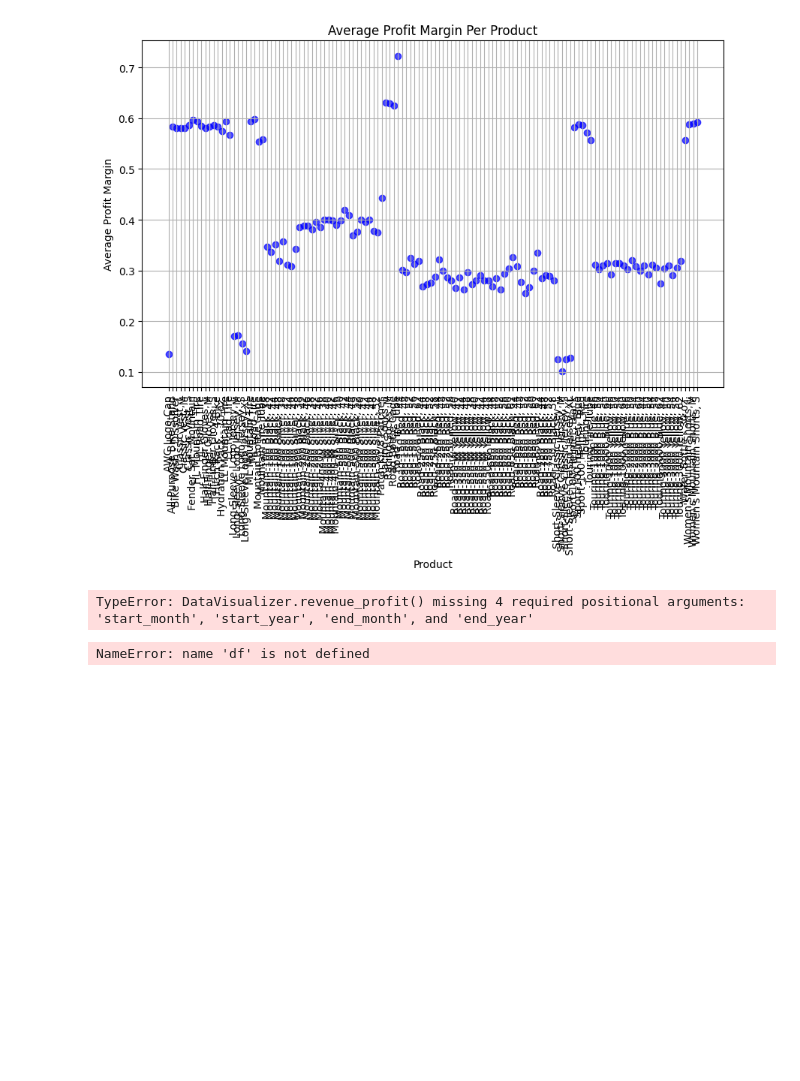
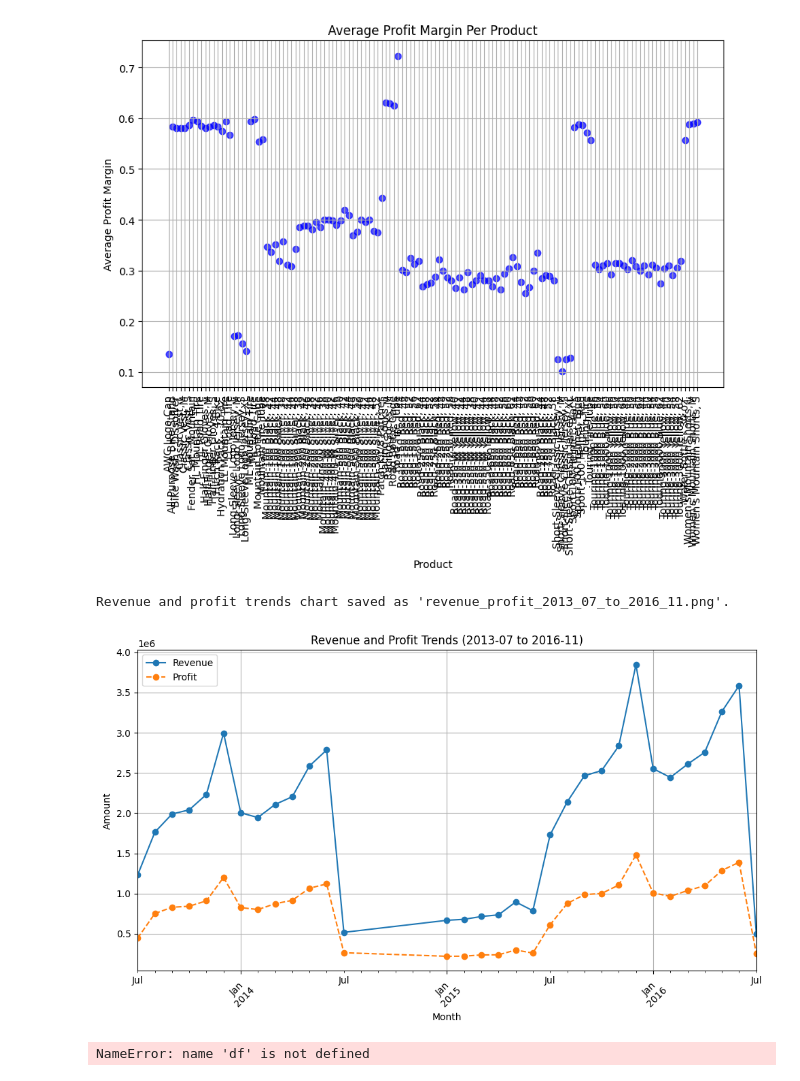
Before and after one commit to Harisudhan23/Data_science_project, a Jupyter notebook: Task.ipynb, the cells around one changed output. Drawn from its saved outputs; the diff is of its cells as text; code cells hidden in the pictures; blank space fills up the shorter version.

```diff
--- a/Task.ipynb
+++ b/Task.ipynb
@@ -324,38 +186,64 @@ visualizer.profit_margin()
 Profit margin scatter plot saved as 'profit_margin_scatter.png'.
 [figure]
 # %%
+import pandas as pd
+import matplotlib.pyplot as plt
+
 class DataVisualizer:
-    def revenue_profit(self, start_month, start_year, end_month, end_year, output_file = 'revenue_profit.png'):
+    def __init__(self, dataframe):
+        df = dataframe
+        if 'Date' in df.columns:
+            df['Date'] = pd.to_datetime(df['Date'])
+
+    def revenue_profit(self, start_month, start_year, end_month, end_year, output_file='revenue_profit.png'):
+
         if 'Date' not in df.columns or 'Revenue' not in df.columns or 'Profit' not in df.columns:
-            print("columns 'Date', 'Revenue', 'Profit' not found")
+            print("Columns 'Date', 'Revenue', or 'Profit' not found in the dataset.")
             return
+
         df['YearMonth'] = df['Date'].dt.to_period('M')
+
         start_date = f"{start_year}-{start_month:02d}"
         end_date = f"{end_year}-{end_month:02d}"
-        filter_df = df[(df['YearMonth']>= start_date) & (df['YearMonmth'] <= end_date)]
-        trends = filter_df.groupby('YearMonth')[['Revenue', 'Profit']].sum()
+
+        filtered_df = df[(df['YearMonth'] >= start_date) & (df['YearMonth'] <= end_date)]
+
+        if filtered_df.empty:
+            print(f"No data found for the given range: {start_date} to {end_date}")
+            return
+
+        trends = filtered_df.groupby('YearMonth')[['Revenue', 'Profit']].sum()
 
         plt.figure(figsize=(10, 6))
         trends['Revenue'].plot(label='Revenue', marker='o', linestyle='-')
         trends['Profit'].plot(label='Profit', marker='o', linestyle='--')
         plt.title(f"Revenue and Profit Trends ({start_date} to {end_date})")
         plt.xlabel("Month")
         plt.ylabel("Amount")
         plt.xticks(rotation=45)
         plt.legend()
         plt.grid(True)
+        plt.tight_layout()
+
         plt.savefig(output_file)
         print(f"Revenue and profit trends chart saved as '{output_file}'.")
         plt.show()
+
+file_path = "C:/Users/Harihara Sudhan N/Downloads/sales_data.xlsx"
+df = pd.read_excel(file_path)
+
+visualizer = DataVisualizer(df)
 
 start_month = int(input("Enter the start month (1-12): "))
 start_year = int(input("Enter the start year: "))
 end_month = int(input("Enter the end month (1-12): "))
 end_year = int(input("Enter the end year: "))
-visualizer = DataVisualizer()
-visualizer.revenue_profit()
+
+output_file = f"revenue_profit_{start_year}_{start_month:02d}_to_{end_year}_{end_month:02d}.png"
+visualizer.revenue_profit(start_month, start_year, end_month, end_year, output_file=output_file)
 # %% [output]
-TypeError: DataVisualizer.revenue_profit() missing 4 required positional arguments: 'start_month', 'start_year', 'end_month', and 'end_year'
+Revenue and profit trends chart saved as 'revenue_profit_2013_07_to_2016_11.png'.
+[figure, added]
 # %%
 class DataAnalyzer:
     def analyze_sub_category_performance(self, metric="Profit", output_file="sub_category_performance.png"):
```
Also changed, not shown: parts of 2 cells of this notebook, 1 other file.
